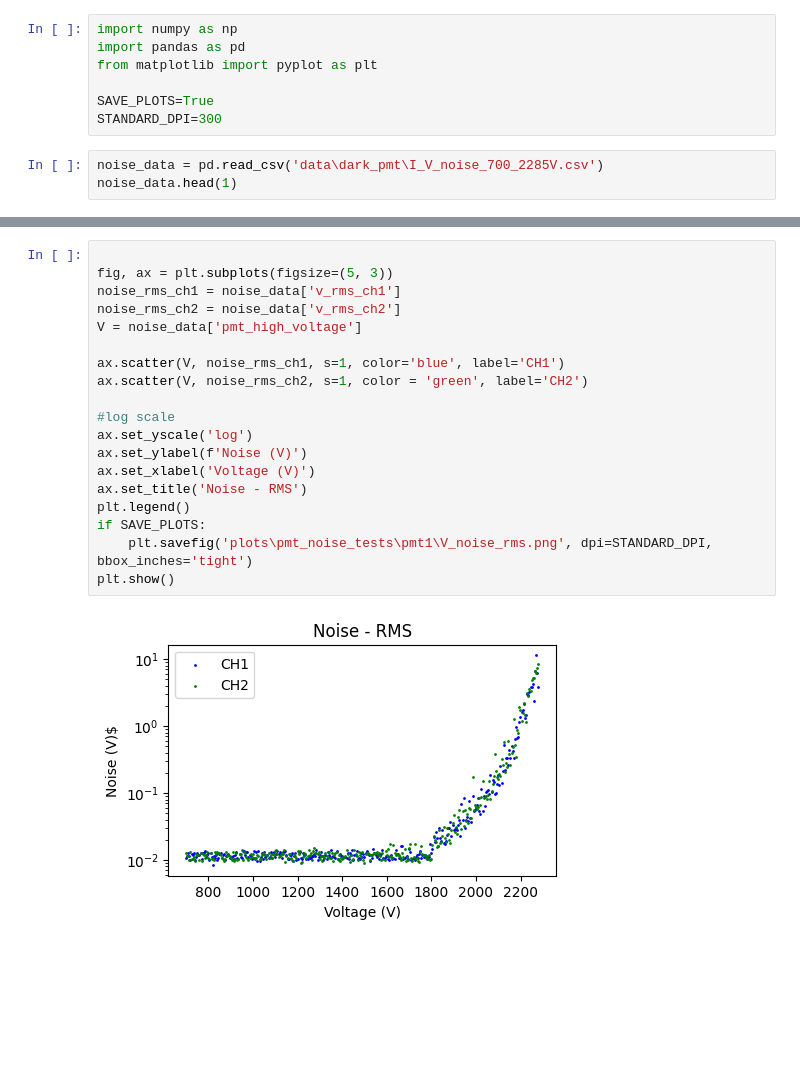
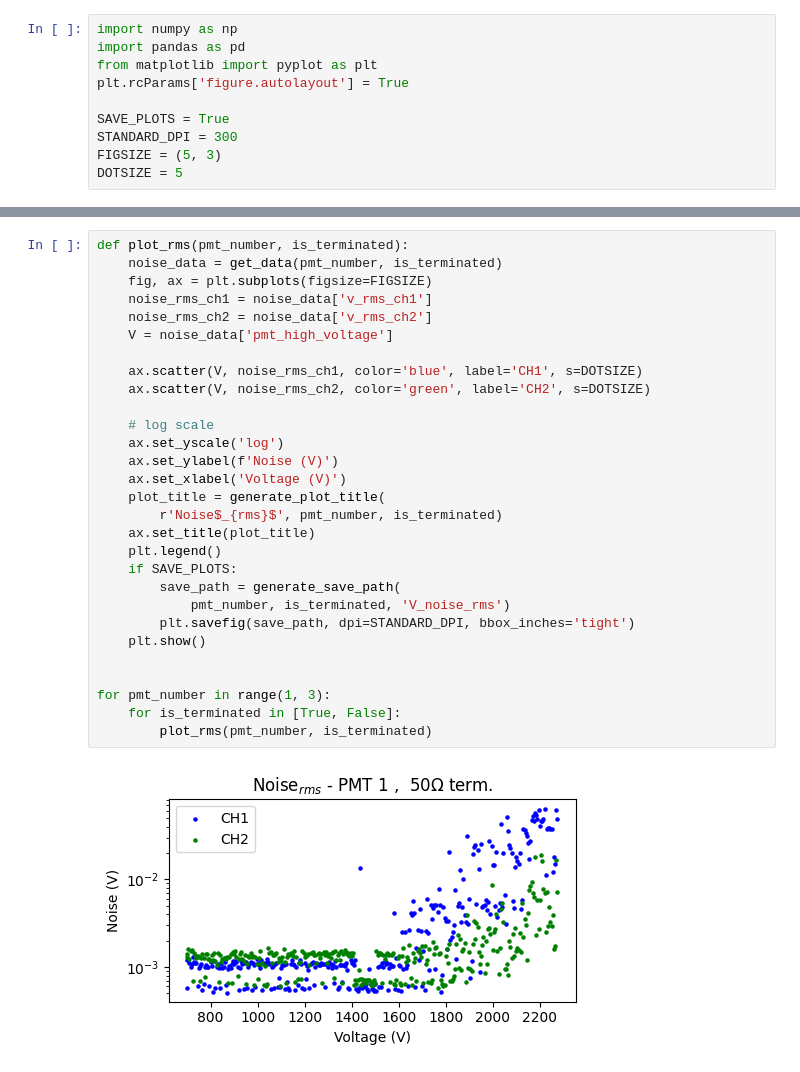
Before and after one commit to ficnawode/msc-python-analysis, a Jupyter notebook: analysis/noise.ipynb, the cells around one changed output, grey strips where cells are left out. Saved outputs shown, nothing was run; the diff lists cells and outputs as text; blank space fills up the shorter version.

Commit message:
Add noise plots + code for final pmt 1 and 2

```diff
--- a/analysis/noise.ipynb
+++ b/analysis/noise.ipynb
@@ -2,9 +2,9 @@
 import numpy as np
 import pandas as pd
 from matplotlib import pyplot as plt
+plt.rcParams['figure.autolayout'] = True
 
-SAVE_PLOTS=True
-STANDARD_DPI=300
+SAVE_PLOTS = True
+STANDARD_DPI = 300
+FIGSIZE = (5, 3)
+DOTSIZE = 5
-# %%
-noise_data = pd.read_csv('data\dark_pmt\I_V_noise_700_2285V.csv')
-noise_data.head(1)
@@ -14,21 +32,31 @@ noise_data.head(1)
 # %%
+def plot_rms(pmt_number, is_terminated):
+    noise_data = get_data(pmt_number, is_terminated)
+    fig, ax = plt.subplots(figsize=FIGSIZE)
+    noise_rms_ch1 = noise_data['v_rms_ch1']
+    noise_rms_ch2 = noise_data['v_rms_ch2']
+    V = noise_data['pmt_high_voltage']
 
-fig, ax = plt.subplots(figsize=(5, 3))
-noise_rms_ch1 = noise_data['v_rms_ch1']
-noise_rms_ch2 = noise_data['v_rms_ch2']
-V = noise_data['pmt_high_voltage']
+    ax.scatter(V, noise_rms_ch1, color='blue', label='CH1', s=DOTSIZE)
+    ax.scatter(V, noise_rms_ch2, color='green', label='CH2', s=DOTSIZE)
 
-ax.scatter(V, noise_rms_ch1, s=1, color='blue', label='CH1')
-ax.scatter(V, noise_rms_ch2, s=1, color = 'green', label='CH2')
+    # log scale
+    ax.set_yscale('log')
+    ax.set_ylabel(f'Noise (V)')
+    ax.set_xlabel('Voltage (V)')
+    plot_title = generate_plot_title(
+        r'Noise$_{rms}$', pmt_number, is_terminated)
+    ax.set_title(plot_title)
+    plt.legend()
+    if SAVE_PLOTS:
+        save_path = generate_save_path(
+            pmt_number, is_terminated, 'V_noise_rms')
+        plt.savefig(save_path, dpi=STANDARD_DPI, bbox_inches='tight')
+    plt.show()
 
-#log scale
-ax.set_yscale('log')
-ax.set_ylabel(f'Noise (V)')
-ax.set_xlabel('Voltage (V)')
-ax.set_title('Noise - RMS')
-plt.legend()
-if SAVE_PLOTS:
-    plt.savefig('plots\pmt_noise_tests\pmt1\V_noise_rms.png', dpi=STANDARD_DPI, bbox_inches='tight')
-plt.show()
+
+for pmt_number in range(1, 3):
+    for is_terminated in [True, False]:
+        plot_rms(pmt_number, is_terminated)
 # %% [output]
-[figure, old version]
+[figure, new version]
```
Also changed, not shown: parts of 5 cells of this notebook, 38 other files.
